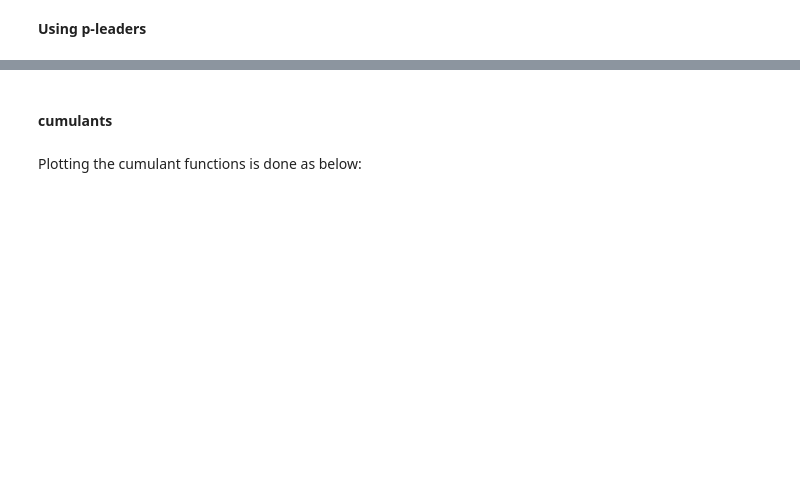
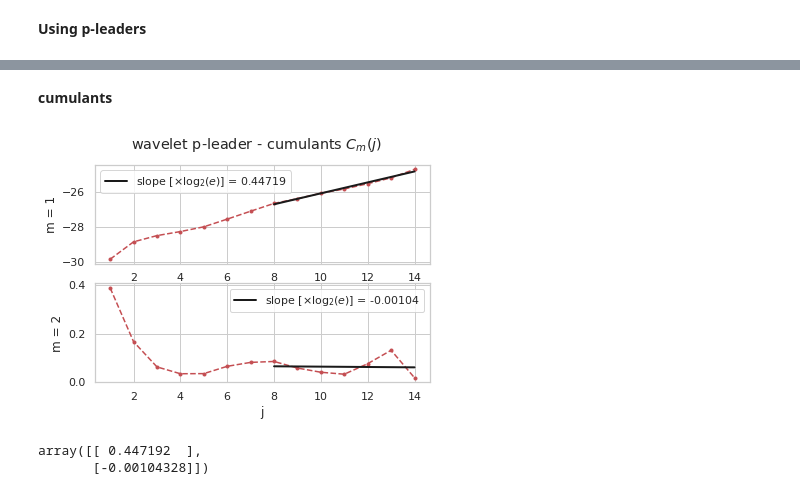
Before and after one commit to neurospin/pymultifracs, a Jupyter notebook: examples/Demo-real.ipynb, the cells around one changed output, grey strips where cells are left out. Drawn from its saved outputs; the diff is of its cells as text; code cells hidden in the pictures; blank space fills up the shorter version.

```diff
--- a/examples/Demo-real.ipynb
+++ b/examples/Demo-real.ipynb
@@ -113,6 +157,6 @@ from pymultifracs.utils import build_q_log
 # %%
 dwt, lwt = mfa.mf_analysis_full(X,
-    j1=j1, j2=WT.j2_eff,
+    j1=8, j2=14,
     q = build_q_log(1, 10, 20),
     n_cumul=2,
     p_exp=2,
@@ -129,0 +172,2 @@ The `dwt` variable contains the output of the multifractal analysis of the wavel
+# %%
+lwt_sf, lwt_cumul, lwt_mfs, hmin = lwt
@@ -146,4 +186,11 @@ dwt.structure.plot(nrow=5)
 # %% [markdown]
-#### cumulants
+**cumulants**
-# %% [markdown]
-Plotting the cumulant functions is done as below:
+# %%
+lwt_cumul.plot(nrow=3)
+# %% [output]
+[figure, added]
+# %%
+lwt_cumul.log_cumulants
+# %% [output]
+array([[ 0.447192  ],
+       [-0.00104328]])
```
Also changed, not shown: parts of 81 cells of this notebook, 9 other files.
